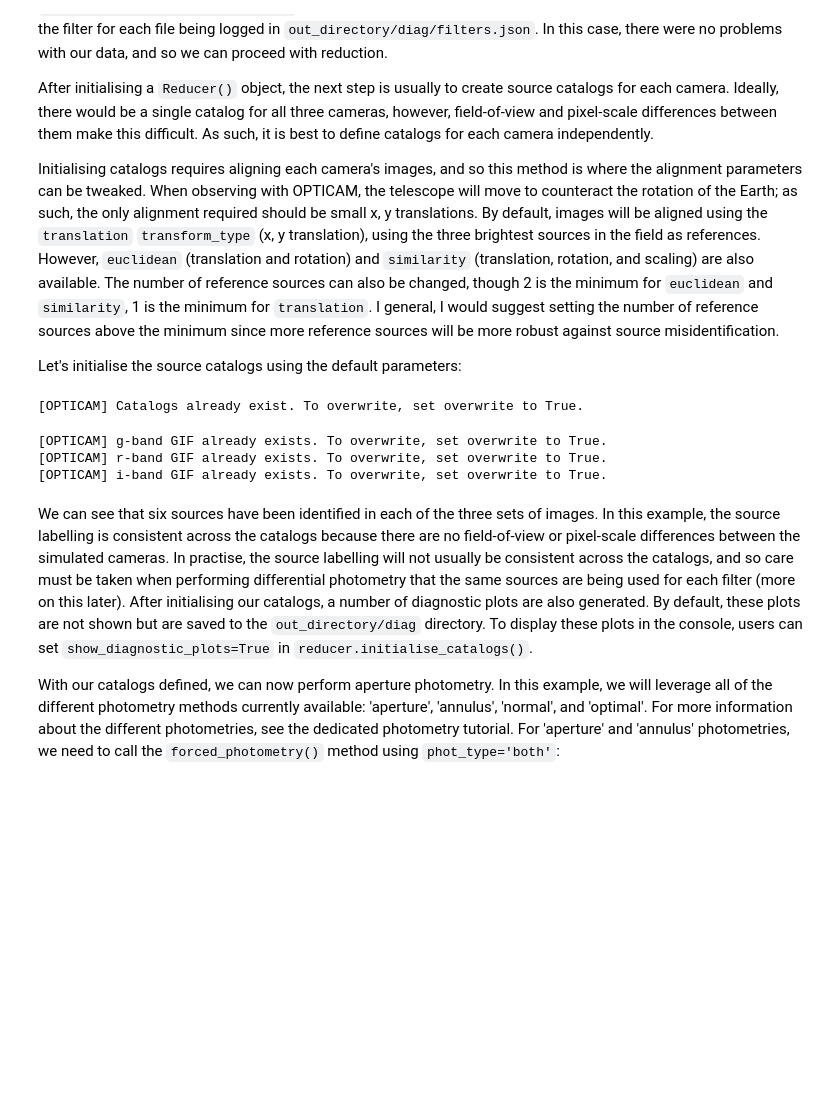
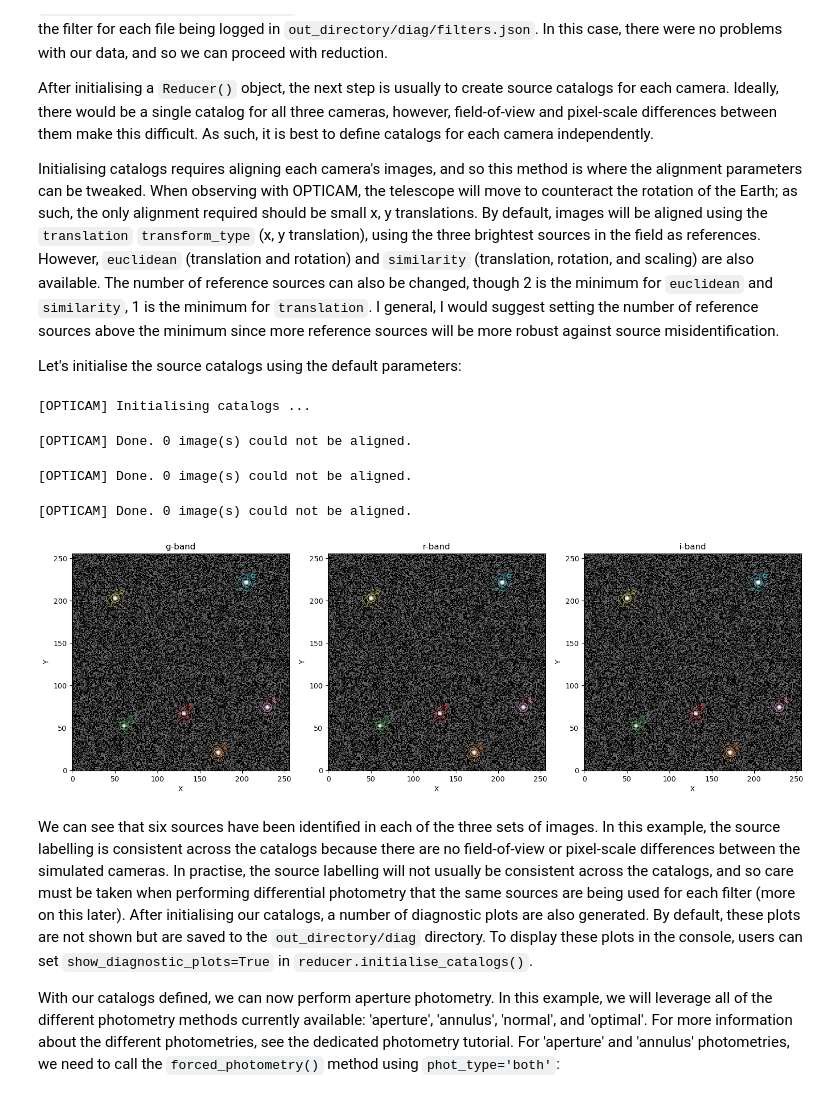
Before and after one commit to zairving/opticam, a Jupyter notebook: Tutorials/basic_usage.ipynb, the cells around one changed output. Drawn from its saved outputs; the diff is of its cells as text; code cells hidden in the pictures; blank space fills up the shorter version.

```diff
--- a/Tutorials/basic_usage.ipynb
+++ b/Tutorials/basic_usage.ipynb
@@ -15,9 +15,11 @@ The first step in reducing any OPTICAM data is to initialise a `Reducer()` objec
 # %%
-from opticam_new import Reducer
+from opticam_new import FlatFieldCorrector, Reducer
 
 reducer = Reducer(
     data_directory='Data/',  # path to the simulated data
     out_directory='Reduced/',  # path to where output will be saved
+    flat_corrector=FlatFieldCorrector(out_dir='Master_flats', flats_dir='Flats'),  # flat field corrector
+    remove_cosmic_rays=False,  # disable cosmic ray removal for better performance (since these are simulated data)
     show_plots=True,
     )
 # %% [output]
@@ -36,15 +38,13 @@ Initialising catalogs requires aligning each camera's images, and so this method
 
 Let's initialise the source catalogs using the default parameters:
 # %%
-reducer.initialise_catalogs()
+reducer.initialise_catalogs(overwrite=True)
 # %% [output]
-[OPTICAM] Catalogs already exist. To overwrite, set overwrite to True.
+[OPTICAM] Initialising catalogs ...
+[OPTICAM] Done. 0 image(s) could not be aligned.
+[OPTICAM] Done. 0 image(s) could not be aligned.
+[OPTICAM] Done. 0 image(s) could not be aligned.
+[figure, added]
-# %%
-reducer.create_gifs(keep_frames=False)
-# %% [output]
-[OPTICAM] g-band GIF already exists. To overwrite, set overwrite to True.
-[OPTICAM] r-band GIF already exists. To overwrite, set overwrite to True.
-[OPTICAM] i-band GIF already exists. To overwrite, set overwrite to True.
 # %% [markdown]
 We can see that six sources have been identified in each of the three sets of images. In this example, the source labelling is consistent across the catalogs because there are no field-of-view or pixel-scale differences between the simulated cameras. In practise, the source labelling will not usually be consistent across the catalogs, and so care must be taken when performing differential photometry that the same sources are being used for each filter (more on this later). After initialising our catalogs, a number of diagnostic plots are also generated. By default, these plots are not shown but are saved to the `out_directory/diag` directory. To display these plots in the console, users can set `show_diagnostic_plots=True` in `reducer.initialise_catalogs()`.
 
```
Also changed, not shown: parts of 12 cells of this notebook.
